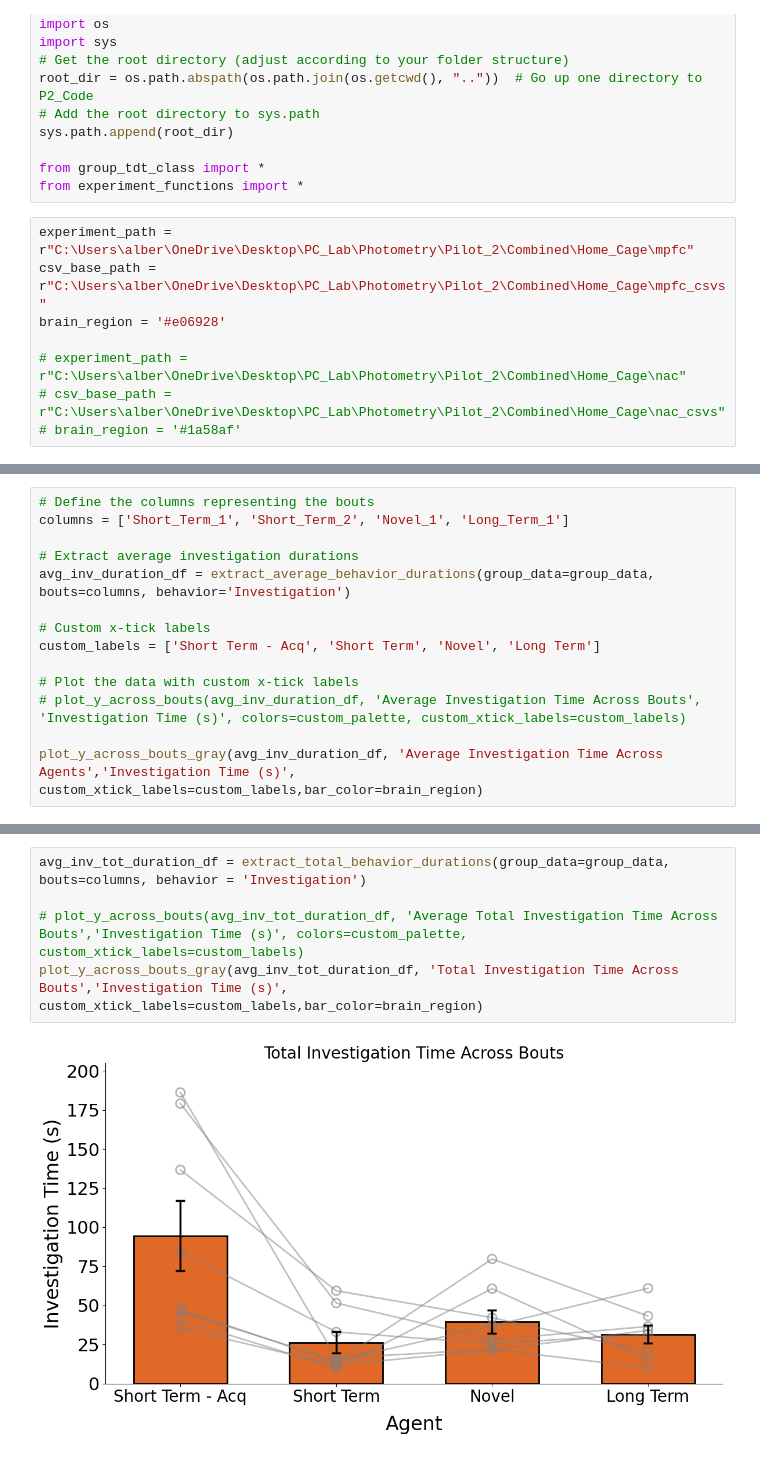
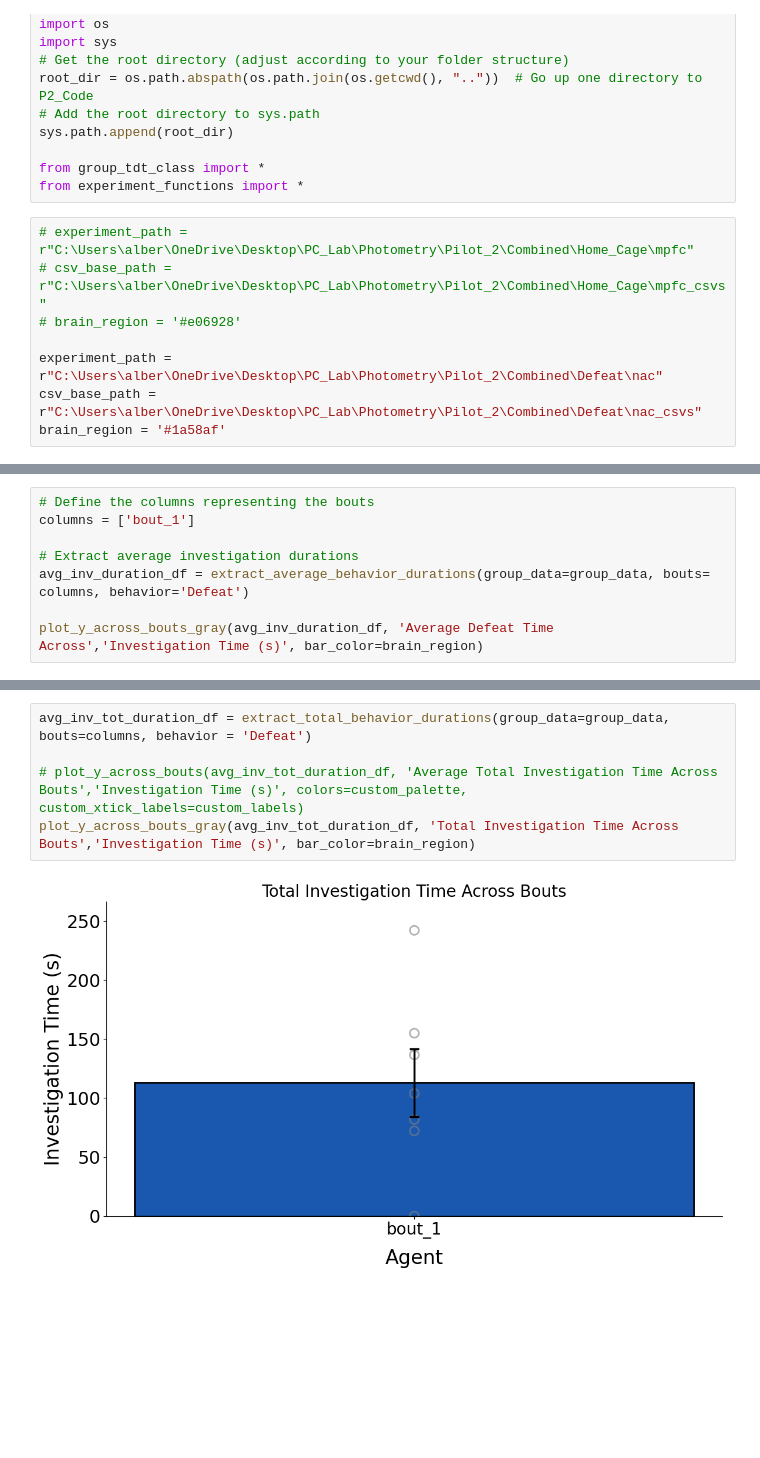
Before and after one commit to AlbertLeei/PCLAB_Photometry, a Jupyter notebook: P2_Code/defeat/defeat_analysis.ipynb, the cells around one changed output, grey strips where cells are left out. Cells and saved outputs as stored; diff of their text form; blank space fills up the shorter version.

```diff
--- a/P2_Code/defeat/defeat_analysis.ipynb
+++ b/P2_Code/defeat/defeat_analysis.ipynb
@@ -15,13 +15,13 @@ sys.path.append(root_dir)
 from group_tdt_class import *
 from experiment_functions import *
 # %%
-experiment_path = r"C:\Users\alber\OneDrive\Desktop\PC_Lab\Photometry\Pilot_2\Combined\Home_Cage\mpfc"
-csv_base_path = r"C:\Users\alber\OneDrive\Desktop\PC_Lab\Photometry\Pilot_2\Combined\Home_Cage\mpfc_csvs"
-brain_region = '#e06928'
+# experiment_path = r"C:\Users\alber\OneDrive\Desktop\PC_Lab\Photometry\Pilot_2\Combined\Home_Cage\mpfc"
+# csv_base_path = r"C:\Users\alber\OneDrive\Desktop\PC_Lab\Photometry\Pilot_2\Combined\Home_Cage\mpfc_csvs"
+# brain_region = '#e06928'
 
-# experiment_path = r"C:\Users\alber\OneDrive\Desktop\PC_Lab\Photometry\Pilot_2\Combined\Home_Cage\nac"
-# csv_base_path = r"C:\Users\alber\OneDrive\Desktop\PC_Lab\Photometry\Pilot_2\Combined\Home_Cage\nac_csvs"
-# brain_region = '#1a58af'
+experiment_path = r"C:\Users\alber\OneDrive\Desktop\PC_Lab\Photometry\Pilot_2\Combined\Defeat\nac"
+csv_base_path = r"C:\Users\alber\OneDrive\Desktop\PC_Lab\Photometry\Pilot_2\Combined\Defeat\nac_csvs"
+brain_region = '#1a58af'
 # %%
 group_data = GroupTDTData(experiment_path, csv_base_path)
 group_data.batch_process()
@@ -62,15 +60,9 @@ custom_palette = ['#FF9F1C', '#0077B6', '#D1E8E2', '#55A630', '#E07A5F', '#FFADA
 # %%
 # Define the columns representing the bouts
-columns = ['Short_Term_1', 'Short_Term_2', 'Novel_1', 'Long_Term_1']
+columns = ['bout_1']
 
 # Extract average investigation durations
-avg_inv_duration_df = extract_average_behavior_durations(group_data=group_data, bouts=columns, behavior='Investigation')
+avg_inv_duration_df = extract_average_behavior_durations(group_data=group_data, bouts= columns, behavior='Defeat')
 
-# Custom x-tick labels
-custom_labels = ['Short Term - Acq', 'Short Term', 'Novel', 'Long Term']
-
-# Plot the data with custom x-tick labels
-# plot_y_across_bouts(avg_inv_duration_df, 'Average Investigation Time Across Bouts', 'Investigation Time (s)', colors=custom_palette, custom_xtick_labels=custom_labels)
-
-plot_y_across_bouts_gray(avg_inv_duration_df, 'Average Investigation Time Across Agents','Investigation Time (s)', custom_xtick_labels=custom_labels,bar_color=brain_region)
+plot_y_across_bouts_gray(avg_inv_duration_df, 'Average Defeat Time Across','Investigation Time (s)', bar_color=brain_region)
 # %% [output]
@@ -80,7 +74,7 @@ plot_y_across_bouts_gray(avg_inv_duration_df, 'Average Investigation Time Across
 # %%
-avg_inv_tot_duration_df = extract_total_behavior_durations(group_data=group_data, bouts=columns, behavior = 'Investigation')
+avg_inv_tot_duration_df = extract_total_behavior_durations(group_data=group_data, bouts=columns, behavior = 'Defeat')
 
 # plot_y_across_bouts(avg_inv_tot_duration_df, 'Average Total Investigation Time Across Bouts','Investigation Time (s)', colors=custom_palette, custom_xtick_labels=custom_labels)
-plot_y_across_bouts_gray(avg_inv_tot_duration_df, 'Total Investigation Time Across Bouts','Investigation Time (s)', custom_xtick_labels=custom_labels,bar_color=brain_region)
+plot_y_across_bouts_gray(avg_inv_tot_duration_df, 'Total Investigation Time Across Bouts','Investigation Time (s)', bar_color=brain_region)
 # %% [output]
-[figure, old version]
+[figure, new version]
```
Also changed, not shown: parts of 29 cells of this notebook, 14 other files.
